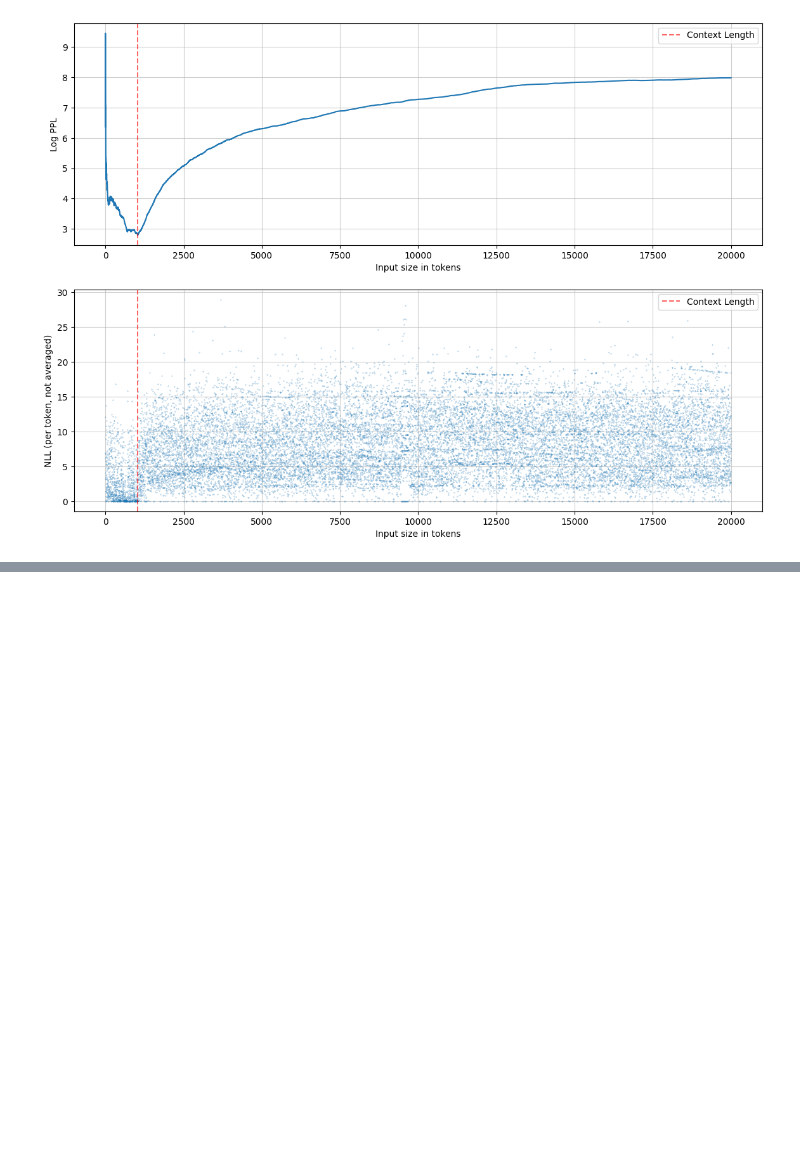
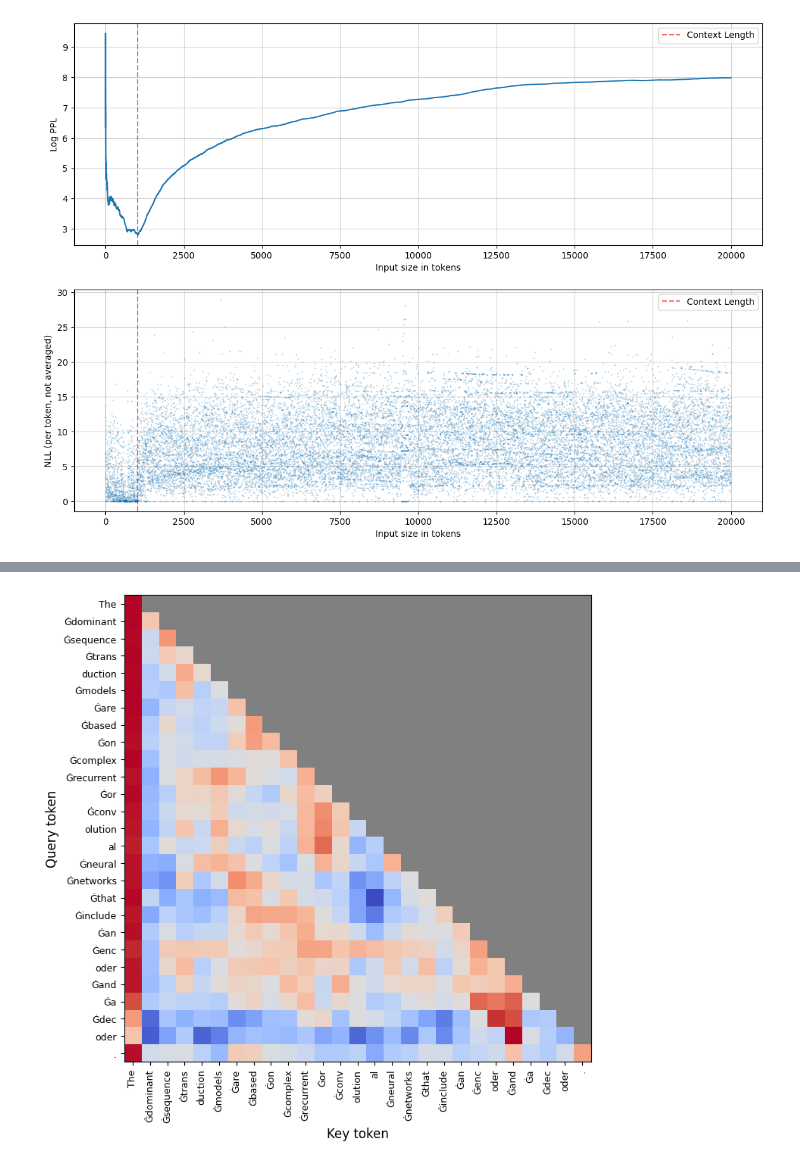
Before and after one commit to TheRootOf3/understanding-attention-sinks, a Jupyter notebook: main.ipynb, the cells around one changed output, grey strips where cells are left out. Cells and saved outputs as stored; diff of their text form; code cells hidden in the pictures; blank space fills up the shorter version.

```diff
--- a/main.ipynb
+++ b/main.ipynb
@@ -330,0 +529,8 @@ plt.plot(max_lenghts, torch.log(torch.tensor(ppls)))
+# %%
+show_attn(
+    get_attn_map(outputs.attentions, 5, 0),
+    tokenizer.convert_ids_to_tokens(inputs["input_ids"].cpu().detach().numpy()[0]),
+    True,
+)
+# %% [output]
+[figure, added]
```
Also changed, not shown: parts of 30 cells of this notebook.
